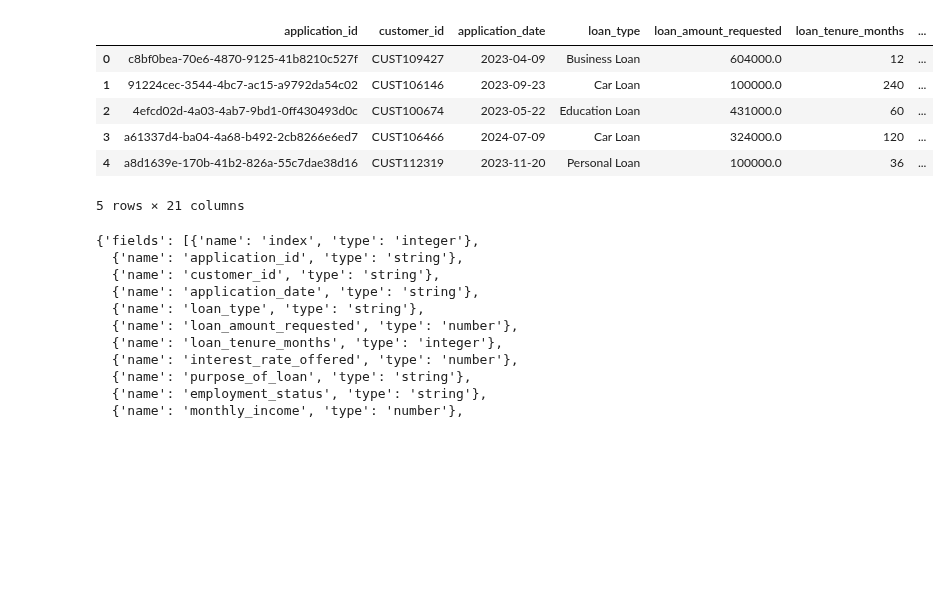
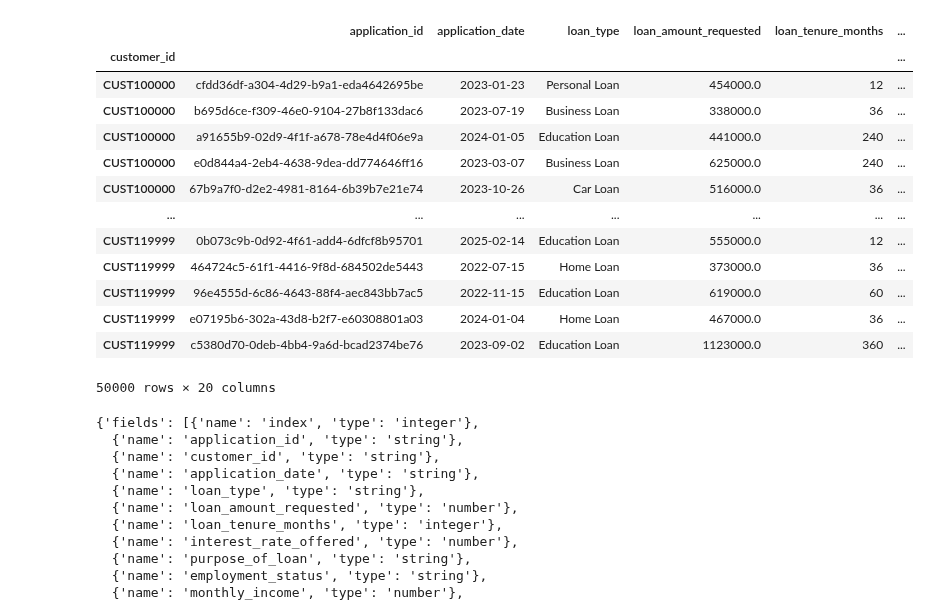
Before and after one commit to svgoudar/My-Data-Science-Roadmap, a Jupyter notebook: Pandas_and_Numpy/Panda/1.Basics.ipynb, the cells around one changed output. Drawn from its saved outputs; the diff is of its cells as text; code cells hidden in the pictures; blank space fills up the shorter version.

```diff
--- a/Pandas_and_Numpy/Panda/1.Basics.ipynb
+++ b/Pandas_and_Numpy/Panda/1.Basics.ipynb
@@ -10,13 +37,20 @@ df_transactions = pd.read_csv("https://raw.githubusercontent.com/svgoudar/datase
 # %%
-df_loan_applications.head()
+df_loan_applications_indexes.sort_index()
 # %% [output]
-|  | application_id | customer_id | application_date | loan_type | loan_amount_requested | loan_tenure_months | ... |
-| 0 | c8bf0bea-70e6-4870-9125-41b8210c527f | CUST109427 | 2023-04-09 | Business Loan | 604000.0 | 12 | ... |
-| 1 | 91224cec-3544-4bc7-ac15-a9792da54c02 | CUST106146 | 2023-09-23 | Car Loan | 100000.0 | 240 | ... |
-| 2 | 4efcd02d-4a03-4ab7-9bd1-0ff430493d0c | CUST100674 | 2023-05-22 | Education Loan | 431000.0 | 60 | ... |
-| 3 | a61337d4-ba04-4a68-b492-2cb8266e6ed7 | CUST106466 | 2024-07-09 | Car Loan | 324000.0 | 120 | ... |
-| 4 | a8d1639e-170b-41b2-826a-55c7dae38d16 | CUST112319 | 2023-11-20 | Personal Loan | 100000.0 | 36 | ... |
+|  | application_id | application_date | loan_type | loan_amount_requested | loan_tenure_months | ... |
+| customer_id |  |  |  |  |  | ... |
+| CUST100000 | cfdd36df-a304-4d29-b9a1-eda4642695be | 2023-01-23 | Personal Loan | 454000.0 | 12 | ... |
+| CUST100000 | b695d6ce-f309-46e0-9104-27b8f133dac6 | 2023-07-19 | Business Loan | 338000.0 | 36 | ... |
+| CUST100000 | a91655b9-02d9-4f1f-a678-78e4d4f06e9a | 2024-01-05 | Education Loan | 441000.0 | 240 | ... |
+| CUST100000 | e0d844a4-2eb4-4638-9dea-dd774646ff16 | 2023-03-07 | Business Loan | 625000.0 | 240 | ... |
+| CUST100000 | 67b9a7f0-d2e2-4981-8164-6b39b7e21e74 | 2023-10-26 | Car Loan | 516000.0 | 36 | ... |
+| ... | ... | ... | ... | ... | ... | ... |
+| CUST119999 | 0b073c9b-0d92-4f61-add4-6dfcf8b95701 | 2025-02-14 | Education Loan | 555000.0 | 12 | ... |
+| CUST119999 | 464724c5-61f1-4416-9f8d-684502de5443 | 2022-07-15 | Home Loan | 373000.0 | 36 | ... |
+| CUST119999 | 96e4555d-6c86-4643-88f4-aec843bb7ac5 | 2022-11-15 | Education Loan | 619000.0 | 60 | ... |
+| CUST119999 | e07195b6-302a-43d8-b2f7-e60308801a03 | 2024-01-04 | Home Loan | 467000.0 | 36 | ... |
+| CUST119999 | c5380d70-0deb-4bb4-9a6d-bcad2374be76 | 2023-09-02 | Education Loan | 1123000.0 | 360 | ... |
-5 rows × 21 columns
+50000 rows × 20 columns
 # %%
 pd.io.json.build_table_schema(df_loan_applications)
 # %% [output]
```
Also changed, not shown: parts of 3 cells of this notebook.
